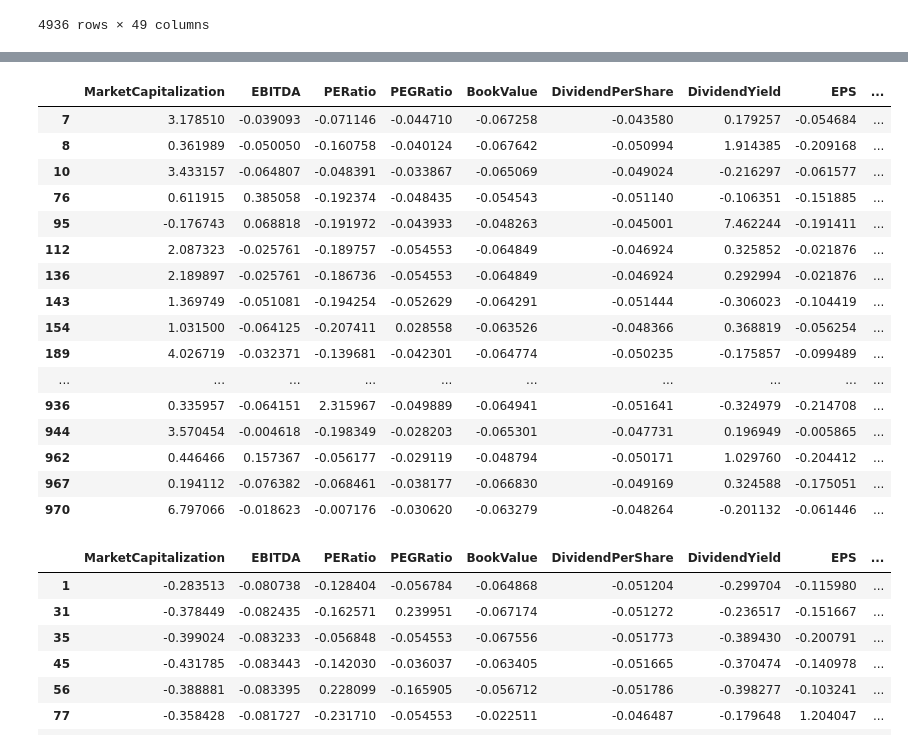
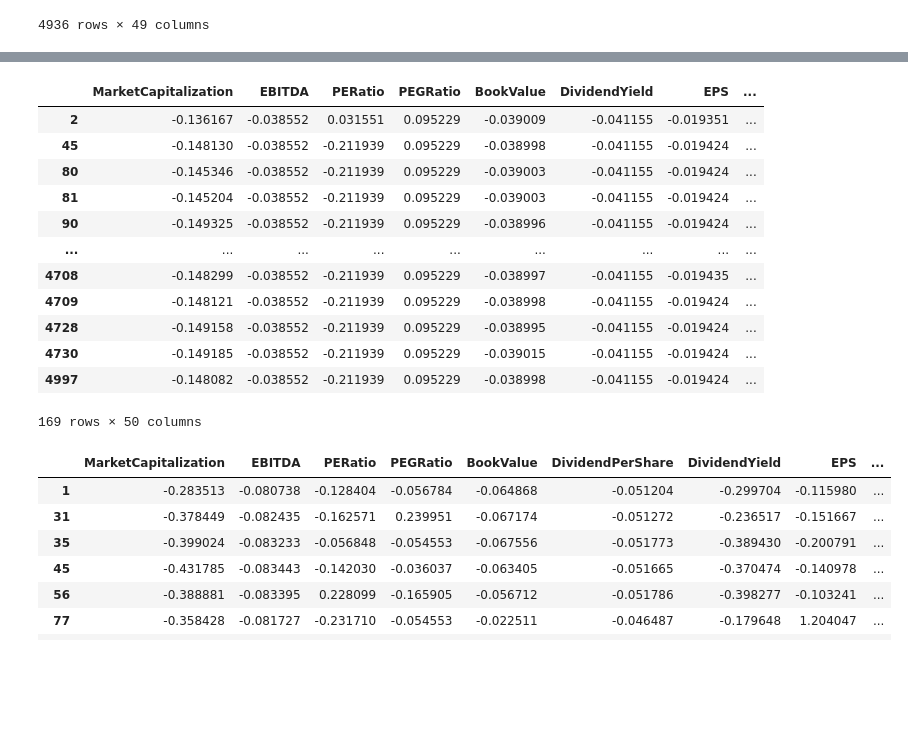
Before and after one commit to AndroTi/Redefining-Benchmarks-Capstone-Project, a Jupyter notebook: Capstone_Project.ipynb, the cells around one changed output, grey strips where cells are left out. Saved outputs shown, nothing was run; the diff lists cells and outputs as text; code cells hidden in the pictures; blank space fills up the shorter version.

```diff
--- a/Capstone_Project.ipynb
+++ b/Capstone_Project.ipynb
@@ -184,23 +200,19 @@ testtest
 # %%
-testtest[testtest['preds']== 6]
+testtest[testtest['preds']== 1]
 # %% [output]
-|  | MarketCapitalization | EBITDA | PERatio | PEGRatio | BookValue | DividendPerShare | DividendYield | EPS | ... |
-| 7 | 3.178510 | -0.039093 | -0.071146 | -0.044710 | -0.067258 | -0.043580 | 0.179257 | -0.054684 | ... |
-| 8 | 0.361989 | -0.050050 | -0.160758 | -0.040124 | -0.067642 | -0.050994 | 1.914385 | -0.209168 | ... |
-| 10 | 3.433157 | -0.064807 | -0.048391 | -0.033867 | -0.065069 | -0.049024 | -0.216297 | -0.061577 | ... |
-| 76 | 0.611915 | 0.385058 | -0.192374 | -0.048435 | -0.054543 | -0.051140 | -0.106351 | -0.151885 | ... |
-| 95 | -0.176743 | 0.068818 | -0.191972 | -0.043933 | -0.048263 | -0.045001 | 7.462244 | -0.191411 | ... |
-| 112 | 2.087323 | -0.025761 | -0.189757 | -0.054553 | -0.064849 | -0.046924 | 0.325852 | -0.021876 | ... |
-| 136 | 2.189897 | -0.025761 | -0.186736 | -0.054553 | -0.064849 | -0.046924 | 0.292994 | -0.021876 | ... |
-| 143 | 1.369749 | -0.051081 | -0.194254 | -0.052629 | -0.064291 | -0.051444 | -0.306023 | -0.104419 | ... |
-| 154 | 1.031500 | -0.064125 | -0.207411 | 0.028558 | -0.063526 | -0.048366 | 0.368819 | -0.056254 | ... |
-| 189 | 4.026719 | -0.032371 | -0.139681 | -0.042301 | -0.064774 | -0.050235 | -0.175857 | -0.099489 | ... |
-| ... | ... | ... | ... | ... | ... | ... | ... | ... | ... |
-| 936 | 0.335957 | -0.064151 | 2.315967 | -0.049889 | -0.064941 | -0.051641 | -0.324979 | -0.214708 | ... |
-| 944 | 3.570454 | -0.004618 | -0.198349 | -0.028203 | -0.065301 | -0.047731 | 0.196949 | -0.005865 | ... |
-| 962 | 0.446466 | 0.157367 | -0.056177 | -0.029119 | -0.048794 | -0.050171 | 1.029760 | -0.204412 | ... |
-| 967 | 0.194112 | -0.076382 | -0.068461 | -0.038177 | -0.066830 | -0.049169 | 0.324588 | -0.175051 | ... |
-| 970 | 6.797066 | -0.018623 | -0.007176 | -0.030620 | -0.063279 | -0.048264 | -0.201132 | -0.061446 | ... |
+|  | MarketCapitalization | EBITDA | PERatio | PEGRatio | BookValue | DividendYield | EPS | ... |
+| 2 | -0.136167 | -0.038552 | 0.031551 | 0.095229 | -0.039009 | -0.041155 | -0.019351 | ... |
+| 45 | -0.148130 | -0.038552 | -0.211939 | 0.095229 | -0.038998 | -0.041155 | -0.019424 | ... |
+| 80 | -0.145346 | -0.038552 | -0.211939 | 0.095229 | -0.039003 | -0.041155 | -0.019424 | ... |
+| 81 | -0.145204 | -0.038552 | -0.211939 | 0.095229 | -0.039003 | -0.041155 | -0.019424 | ... |
+| 90 | -0.149325 | -0.038552 | -0.211939 | 0.095229 | -0.038996 | -0.041155 | -0.019424 | ... |
+| ... | ... | ... | ... | ... | ... | ... | ... | ... |
+| 4708 | -0.148299 | -0.038552 | -0.211939 | 0.095229 | -0.038997 | -0.041155 | -0.019435 | ... |
+| 4709 | -0.148121 | -0.038552 | -0.211939 | 0.095229 | -0.038998 | -0.041155 | -0.019424 | ... |
+| 4728 | -0.149158 | -0.038552 | -0.211939 | 0.095229 | -0.038995 | -0.041155 | -0.019424 | ... |
+| 4730 | -0.149185 | -0.038552 | -0.211939 | 0.095229 | -0.039015 | -0.041155 | -0.019424 | ... |
+| 4997 | -0.148082 | -0.038552 | -0.211939 | 0.095229 | -0.038998 | -0.041155 | -0.019424 | ... |
+169 rows × 50 columns
 # %%
 testtest[testtest['preds']== 4]
 # %% [output]
```
Also changed, not shown: parts of 9 cells of this notebook, 1 other file.
